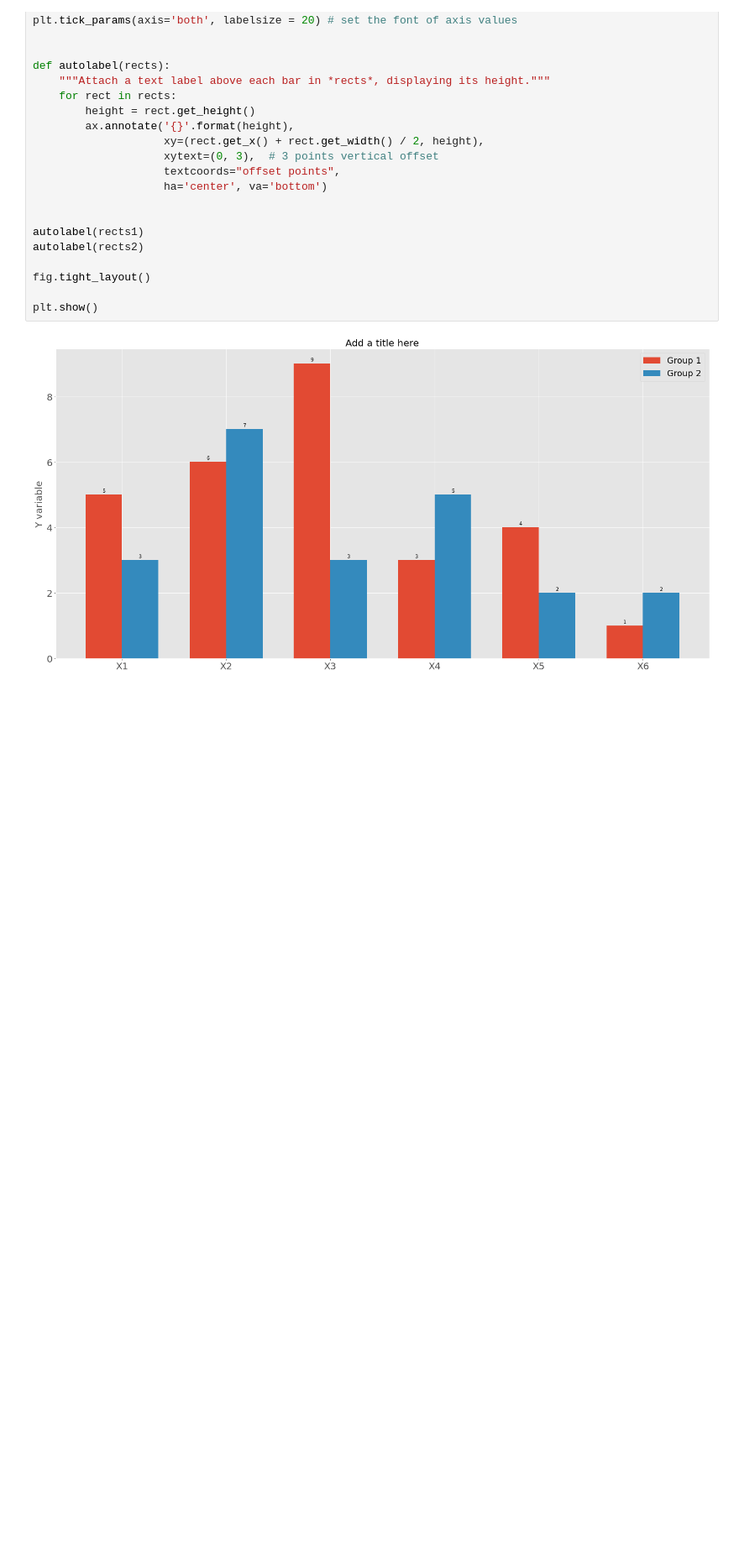
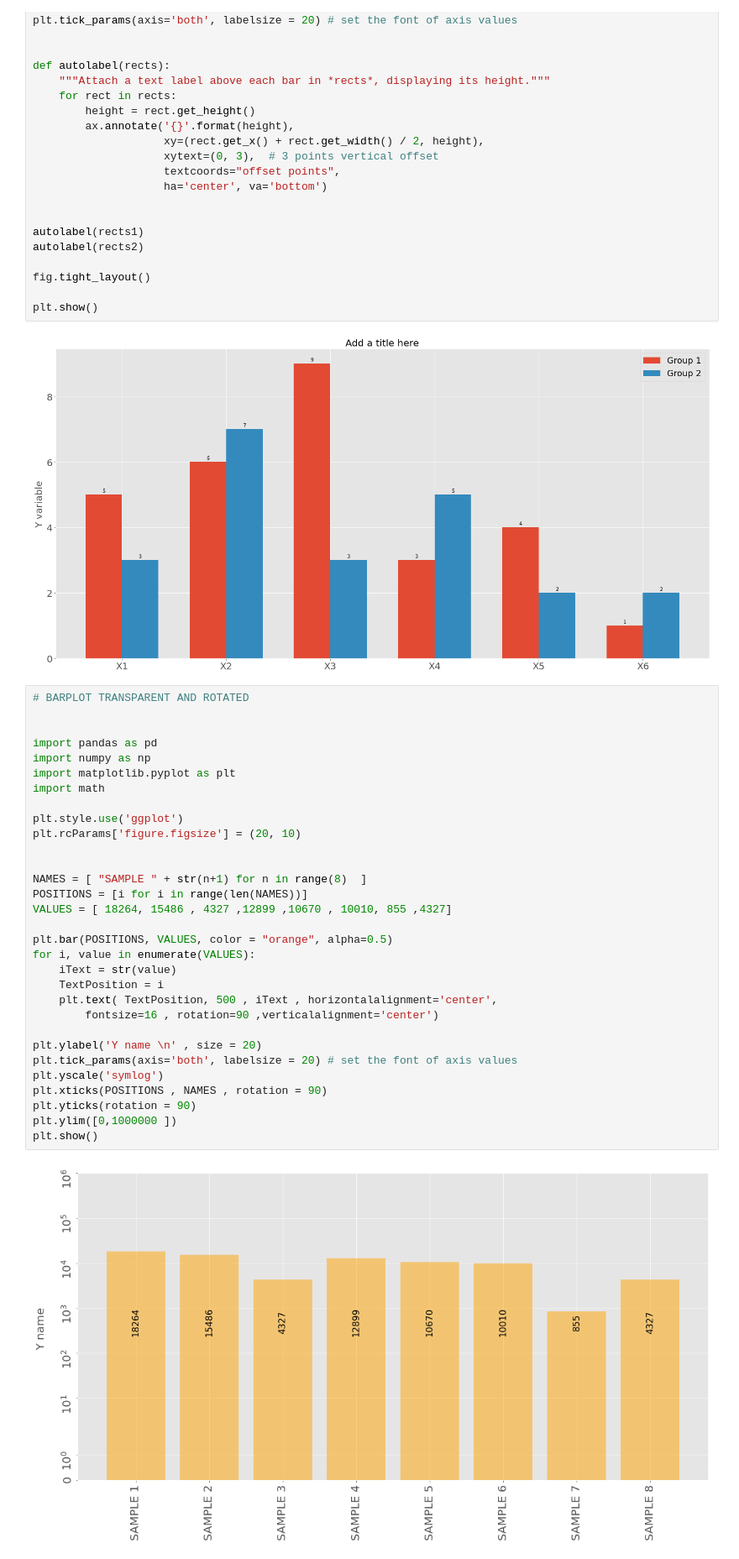
Before and after one commit to rjpais/DataVisualization, a Jupyter notebook: Barplots.ipynb, the cells around one changed output. Shown at 84% size. Cells and saved outputs as stored; diff of their text form; blank space fills up the shorter version.

Commit message:
add transparent and rotated example

```diff
--- a/Barplots.ipynb
+++ b/Barplots.ipynb
@@ -113,3 +113,36 @@ fig.tight_layout()
 plt.show()
 # %% [output]
 [figure]
+# %%
+# BARPLOT TRANSPARENT AND ROTATED
+
+
+import pandas as pd
+import numpy as np
+import matplotlib.pyplot as plt
+import math
+
+plt.style.use('ggplot')
+plt.rcParams['figure.figsize'] = (20, 10)
+
+
+NAMES = [ "SAMPLE " + str(n+1) for n in range(8)  ]
+POSITIONS = [i for i in range(len(NAMES))]
+VALUES = [ 18264, 15486 , 4327 ,12899 ,10670 , 10010, 855 ,4327]
+
+plt.bar(POSITIONS, VALUES, color = "orange", alpha=0.5)
+for i, value in enumerate(VALUES):
+    iText = str(value)
+    TextPosition = i
+    plt.text( TextPosition, 500 , iText , horizontalalignment='center',
+        fontsize=16 , rotation=90 ,verticalalignment='center')
+
+plt.ylabel('Y name \n' , size = 20)
+plt.tick_params(axis='both', labelsize = 20) # set the font of axis values
+plt.yscale('symlog')
+plt.xticks(POSITIONS , NAMES , rotation = 90)
+plt.yticks(rotation = 90)
+plt.ylim([0,1000000 ])
+plt.show()
+# %% [output]
+[figure, added]
```
